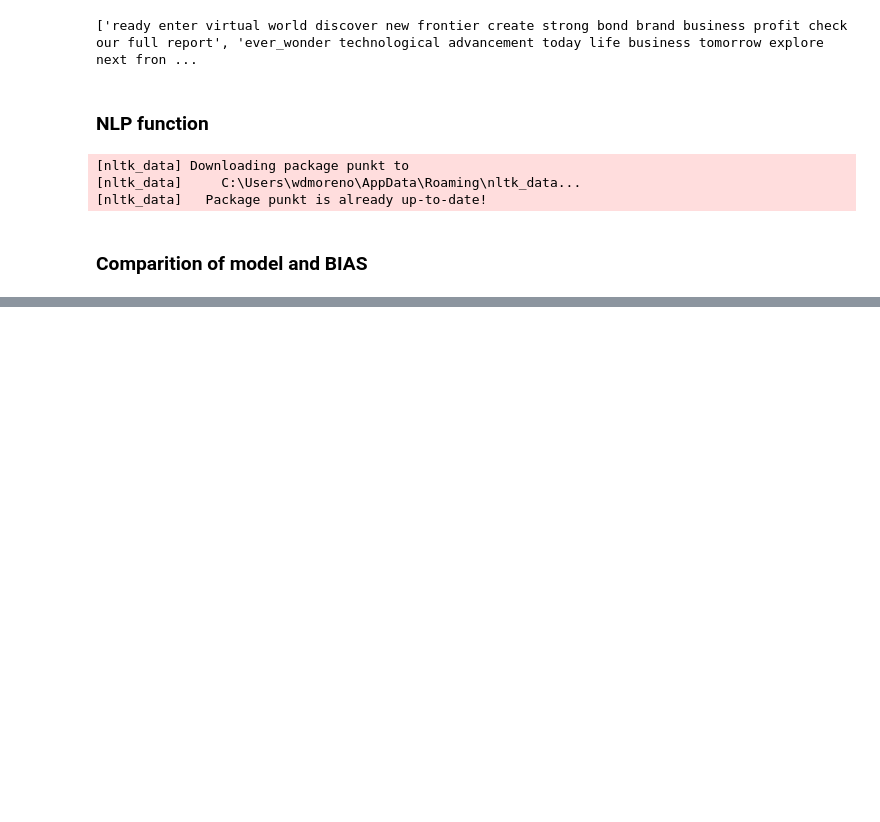
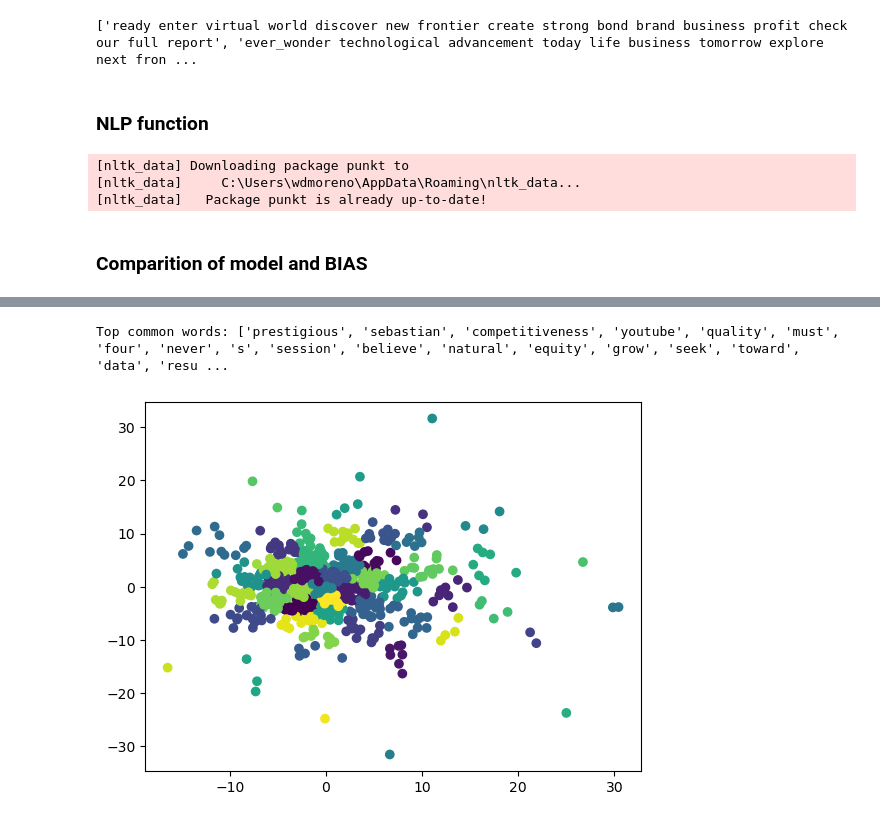
Before and after one commit to williamasesoftware/Research_bias, a Jupyter notebook: Competitors/BIAS_companies_comparation.ipynb, the cells around one changed output, grey strips where cells are left out. Saved outputs shown, nothing was run; the diff lists cells and outputs as text; code cells hidden in the pictures; blank space fills up the shorter version.

Commit message:
add comparation clusters with bias_companies

```diff
--- a/Competitors/BIAS_companies_comparation.ipynb
+++ b/Competitors/BIAS_companies_comparation.ipynb
@@ -202,8 +202,8 @@ def NLP_model(corpus, name_model):
     corpus_tok = [nltk.word_tokenize(sent) for sent in corpus]
 
     # Define los parámetros de tu modelo personalizado
-    vector_size = 1000
-    window_size = 10
+    vector_size = 100
+    window_size = 50
 
     # Construye el vocabulario de tu modelo utilizando las palabras del corpus tokenizado
     model = Word2Vec(corpus_tok, vector_size=vector_size, window=window_size, min_count=1)
@@ -243,0 +340,60 @@ Accenture:  [('robotic', 0.7778155207633972), ('urgent', 0.6245285868644714), ('
+# %%
+from collections import defaultdict
+# Get the most common words for each model
+
+ASW_common = ASW_model.wv.index_to_key
+Globant_common = Globant_model.wv.index_to_key
+Accenture_common = Accenture_model.wv.index_to_key
+
+# Find the common words across all 3 models
+common_words = set(ASW_common) & set(Globant_common) & set(Accenture_common)
+
+# Create a dictionary of word frequencies
+freq_dict = defaultdict(int)
+for word in common_words:
+    freq_dict[word] += 1
+
+# Sort the dictionary by frequency and create a list of the top 100 words
+sorted_words = sorted(freq_dict.items(), key=lambda x: x[1], reverse=True)
+top_words = [w[0] for w in sorted_words]
+
+# Print the top 100 common words
+print("Top common words:", top_words)
+# %% [output]
+Top common words: ['prestigious', 'sebastian', 'competitiveness', 'youtube', 'quality', 'must', 'four', 'never', 's', 'session', 'believe', 'natural', 'equity', 'grow', 'seek', 'toward', 'data', 'resu ...
+# %%
+from sklearn.cluster import KMeans
+from sklearn.decomposition import PCA
+import matplotlib.pyplot as plt
+
+import warnings
+warnings.filterwarnings("ignore")
+
+# Get the word vectors for the common words across all 3 models
+common_word_vectors = []
+for word in top_words:
+    common_word_vectors.append(
+        ASW_model.wv.get_vector(word) +
+        Globant_model.wv.get_vector(word) +
+        Accenture_model.wv.get_vector(word)
+    )
+
+
+# Reduce the dimensionality of the vectors using PCA
+pca = PCA(n_components=2)
+common_word_vectors_pca = pca.fit_transform(common_word_vectors)
+
+# aplicar k-means
+kmeans = KMeans(n_clusters=50, random_state=0)
+kmeans.fit(common_word_vectors_pca)
+
+# graficar los resultados de k-means
+plt.scatter(common_word_vectors_pca[:, 0], common_word_vectors_pca[:, 1], c=kmeans.labels_)
+plt.show()
+
+# Print the most common clusters
+cluster_counts = defaultdict(int)
+for i in range(len(top_words)):
+    cluster_counts[kmeans.labels_[i]] += 1
+# %% [output]
+[figure, added]
```
Also changed, not shown: parts of 8 cells of this notebook.
